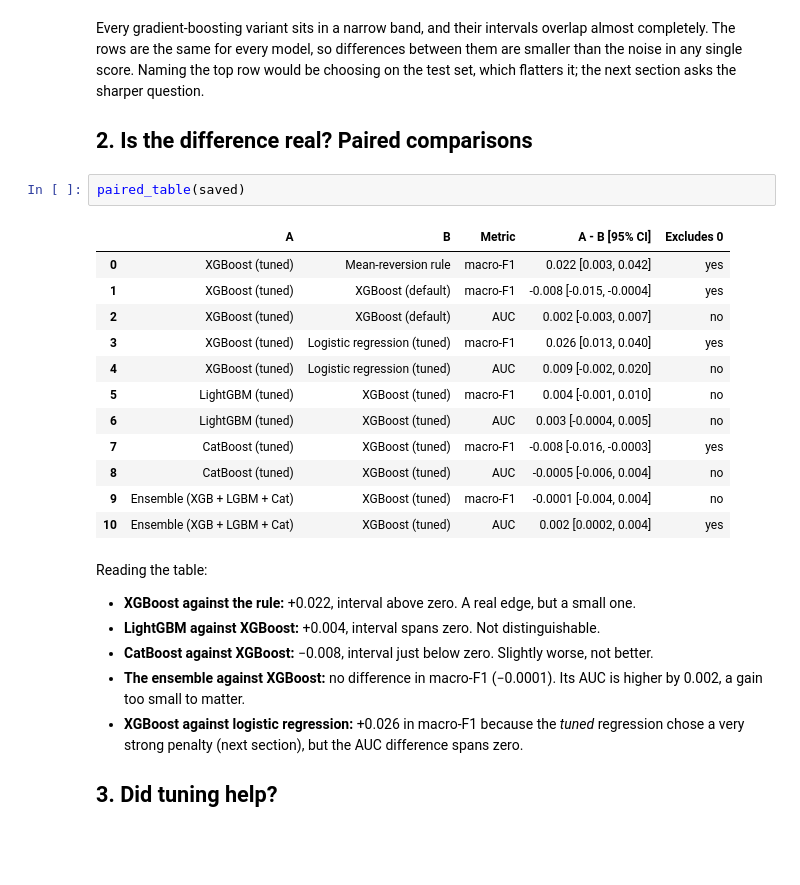
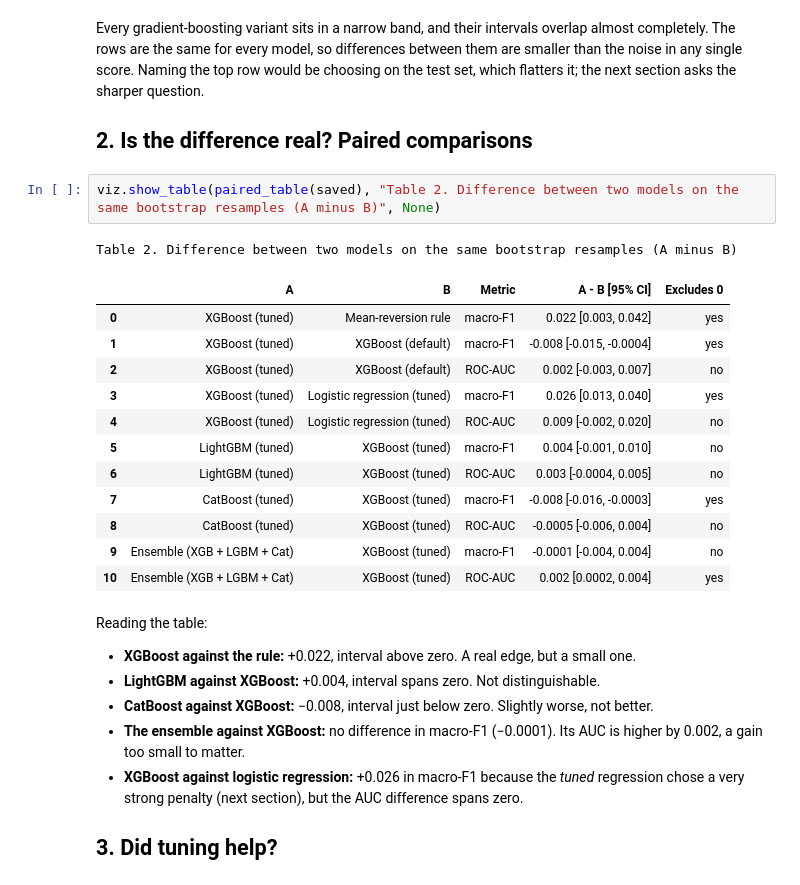
Before and after one commit to HarshilMaks/mini-project, a Jupyter notebook: notebooks/04_model_comparison.ipynb, the cells around one changed output. Cells and saved outputs as stored; diff of their text form; blank space fills up the shorter version.

```diff
--- a/notebooks/04_model_comparison.ipynb
+++ b/notebooks/04_model_comparison.ipynb
@@ -66,21 +75,22 @@ Naming the top row would be choosing on the test set, which flatters it; the nex
 question.
 
 ## 2. Is the difference real? Paired comparisons
-# %%
-paired_table(saved)
-# %% [output]
-|  | A | B | Metric | A - B [95% CI] | Excludes 0 |
-| 0 | XGBoost (tuned) | Mean-reversion rule | macro-F1 | 0.022 [0.003, 0.042] | yes |
-| 1 | XGBoost (tuned) | XGBoost (default) | macro-F1 | -0.008 [-0.015, -0.0004] | yes |
-| 2 | XGBoost (tuned) | XGBoost (default) | AUC | 0.002 [-0.003, 0.007] | no |
-| 3 | XGBoost (tuned) | Logistic regression (tuned) | macro-F1 | 0.026 [0.013, 0.040] | yes |
-| 4 | XGBoost (tuned) | Logistic regression (tuned) | AUC | 0.009 [-0.002, 0.020] | no |
-| 5 | LightGBM (tuned) | XGBoost (tuned) | macro-F1 | 0.004 [-0.001, 0.010] | no |
-| 6 | LightGBM (tuned) | XGBoost (tuned) | AUC | 0.003 [-0.0004, 0.005] | no |
-| 7 | CatBoost (tuned) | XGBoost (tuned) | macro-F1 | -0.008 [-0.016, -0.0003] | yes |
-| 8 | CatBoost (tuned) | XGBoost (tuned) | AUC | -0.0005 [-0.006, 0.004] | no |
-| 9 | Ensemble (XGB + LGBM + Cat) | XGBoost (tuned) | macro-F1 | -0.0001 [-0.004, 0.004] | no |
-| 10 | Ensemble (XGB + LGBM + Cat) | XGBoost (tuned) | AUC | 0.002 [0.0002, 0.004] | yes |
+# %%
+viz.show_table(paired_table(saved), "Table 2. Difference between two models on the same bootstrap resamples (A minus B)", None)
+# %% [output]
+Table 2. Difference between two models on the same bootstrap resamples (A minus B)
+|  | A | B | Metric | A - B [95% CI] | Excludes 0 |
+| 0 | XGBoost (tuned) | Mean-reversion rule | macro-F1 | 0.022 [0.003, 0.042] | yes |
+| 1 | XGBoost (tuned) | XGBoost (default) | macro-F1 | -0.008 [-0.015, -0.0004] | yes |
+| 2 | XGBoost (tuned) | XGBoost (default) | ROC-AUC | 0.002 [-0.003, 0.007] | no |
+| 3 | XGBoost (tuned) | Logistic regression (tuned) | macro-F1 | 0.026 [0.013, 0.040] | yes |
+| 4 | XGBoost (tuned) | Logistic regression (tuned) | ROC-AUC | 0.009 [-0.002, 0.020] | no |
+| 5 | LightGBM (tuned) | XGBoost (tuned) | macro-F1 | 0.004 [-0.001, 0.010] | no |
+| 6 | LightGBM (tuned) | XGBoost (tuned) | ROC-AUC | 0.003 [-0.0004, 0.005] | no |
+| 7 | CatBoost (tuned) | XGBoost (tuned) | macro-F1 | -0.008 [-0.016, -0.0003] | yes |
+| 8 | CatBoost (tuned) | XGBoost (tuned) | ROC-AUC | -0.0005 [-0.006, 0.004] | no |
+| 9 | Ensemble (XGB + LGBM + Cat) | XGBoost (tuned) | macro-F1 | -0.0001 [-0.004, 0.004] | no |
+| 10 | Ensemble (XGB + LGBM + Cat) | XGBoost (tuned) | ROC-AUC | 0.002 [0.0002, 0.004] | yes |
 # %% [markdown]
 Reading the table:
 
```
Also changed, not shown: parts of 6 cells of this notebook.
